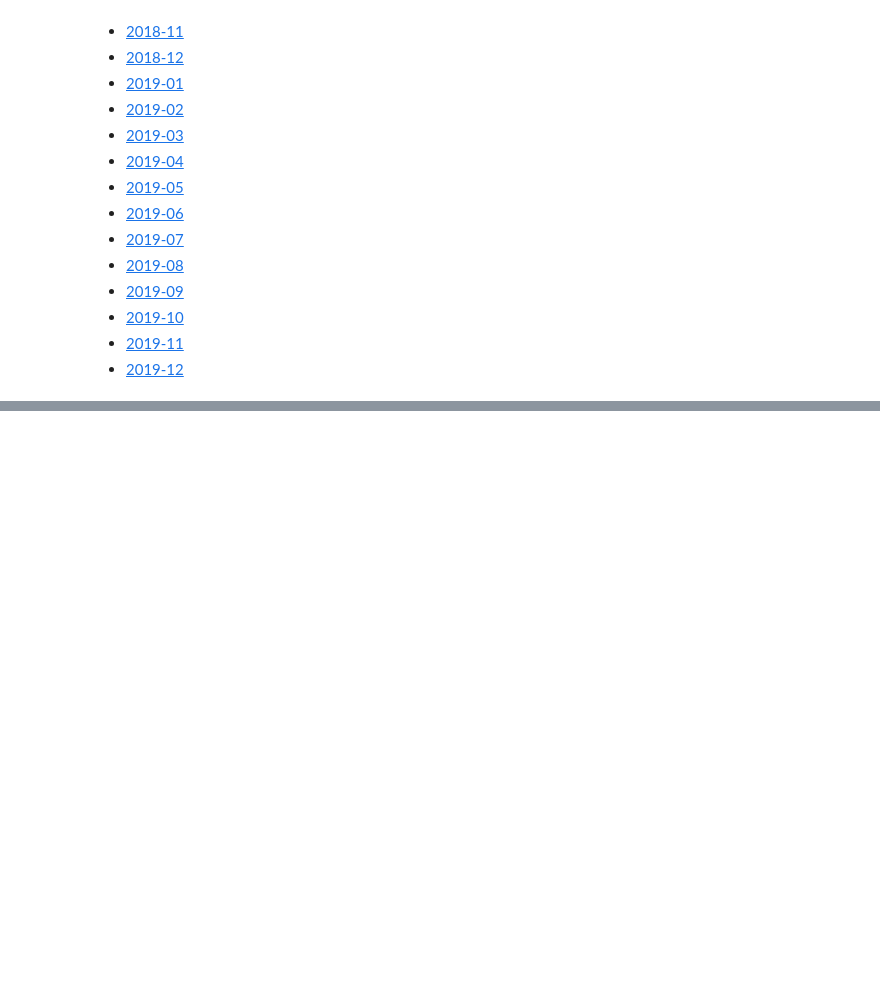
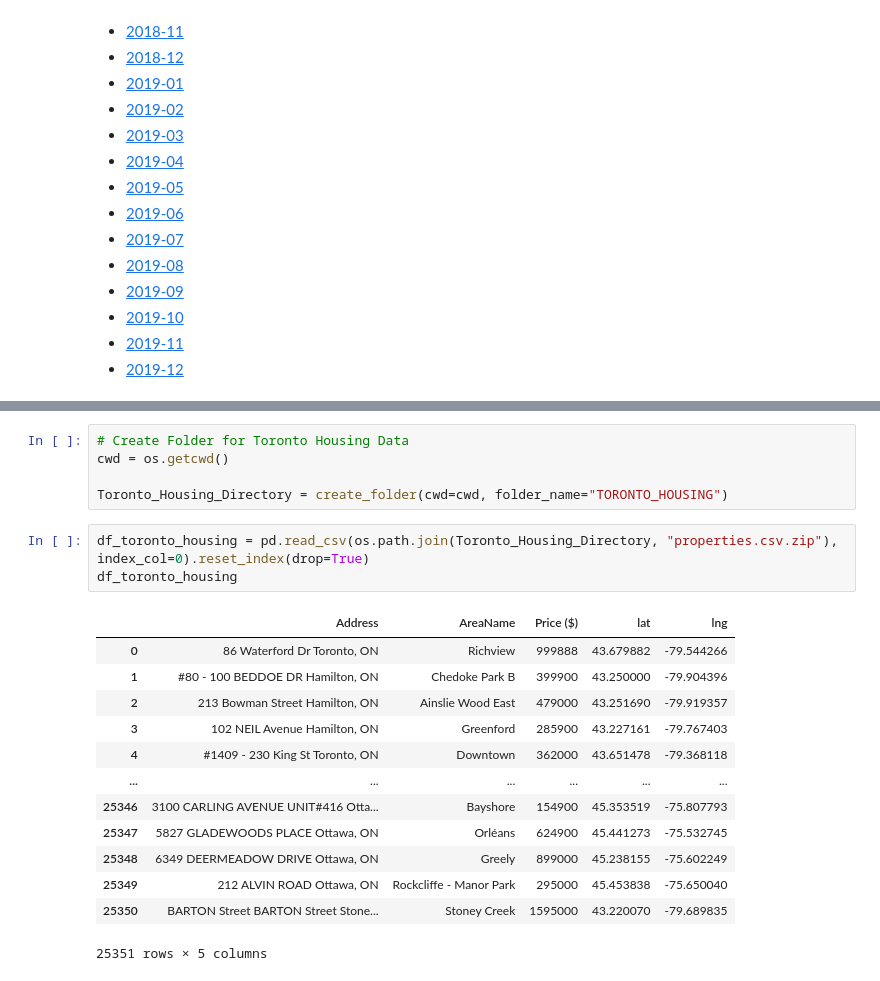
Before and after one commit to cebulada/Data_Science_ML-Group_2, a Jupyter notebook: 01-Data_Retrieval.ipynb, the cells around one changed output, grey strips where cells are left out. Cells and saved outputs as stored; diff of their text form; blank space fills up the shorter version.

Commit message:
Data ELT Completed

```diff
--- a/01-Data_Retrieval.ipynb
+++ b/01-Data_Retrieval.ipynb
@@ -365,0 +479,22 @@ Subway_Year_Month = [
+# %%
+# Create Folder for Toronto Housing Data
+cwd = os.getcwd()
+
+Toronto_Housing_Directory = create_folder(cwd=cwd, folder_name="TORONTO_HOUSING")
+# %%
+df_toronto_housing = pd.read_csv(os.path.join(Toronto_Housing_Directory, "properties.csv.zip"), index_col=0).reset_index(drop=True)
+df_toronto_housing
+# %% [output]
+|  | Address | AreaName | Price ($) | lat | lng |
+| 0 | 86 Waterford Dr Toronto, ON | Richview | 999888 | 43.679882 | -79.544266 |
+| 1 | #80 - 100 BEDDOE DR Hamilton, ON | Chedoke Park B | 399900 | 43.250000 | -79.904396 |
+| 2 | 213 Bowman Street Hamilton, ON | Ainslie Wood East | 479000 | 43.251690 | -79.919357 |
+| 3 | 102 NEIL Avenue Hamilton, ON | Greenford | 285900 | 43.227161 | -79.767403 |
+| 4 | #1409 - 230 King St Toronto, ON | Downtown | 362000 | 43.651478 | -79.368118 |
+| ... | ... | ... | ... | ... | ... |
+| 25346 | 3100 CARLING AVENUE UNIT#416 Otta... | Bayshore | 154900 | 45.353519 | -75.807793 |
+| 25347 | 5827 GLADEWOODS PLACE Ottawa, ON | Orléans | 624900 | 45.441273 | -75.532745 |
+| 25348 | 6349 DEERMEADOW DRIVE Ottawa, ON | Greely | 899000 | 45.238155 | -75.602249 |
+| 25349 | 212 ALVIN ROAD Ottawa, ON | Rockcliffe - Manor Park | 295000 | 45.453838 | -75.650040 |
+| 25350 | BARTON Street BARTON Street Stone... | Stoney Creek | 1595000 | 43.220070 | -79.689835 |
+25351 rows × 5 columns
```
Also changed, not shown: parts of 11 cells of this notebook, 6 other files.
